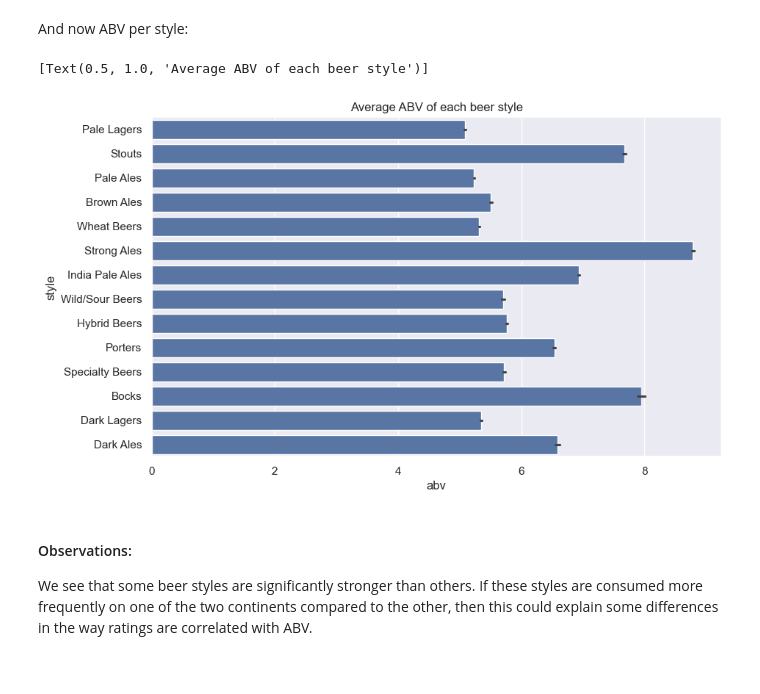
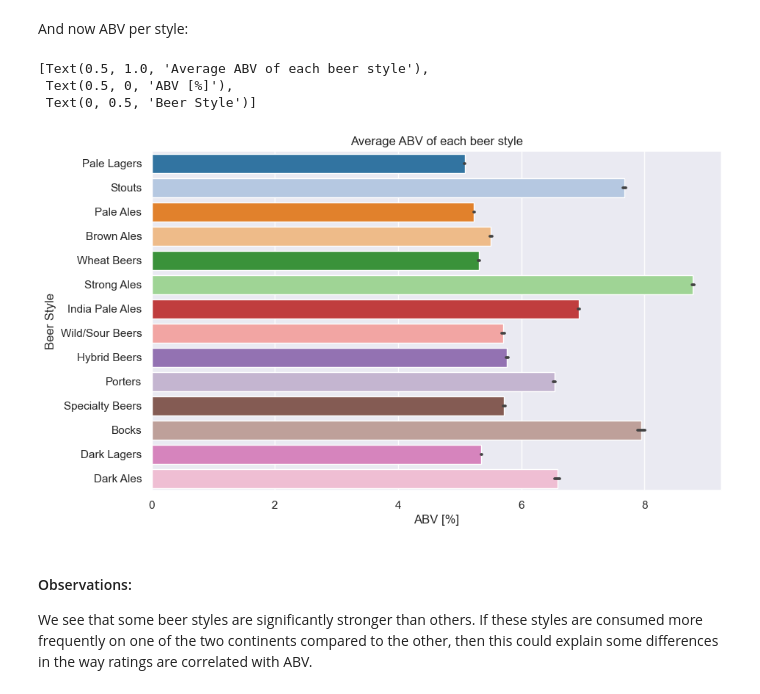
Before and after one commit to epfl-ada/ada-2023-project-welovepandas, a Jupyter notebook: p3_notebook.ipynb, the cells around one changed output. Cells and saved outputs as stored; diff of their text form; code cells hidden in the pictures.

```diff
--- a/p3_notebook.ipynb
+++ b/p3_notebook.ipynb
@@ -491,7 +491,8 @@ We start with a naive and basic analysis.
 # Setting some seaborn parameters
 sns.set_theme()
 hue_order = ['North America', 'Europe']
-hue_order_styles = df["style"].unique()
+hue_order_styles = beers_df["style"].unique()
+palette = sns.color_palette("tab20")
 # %% [markdown]
 #### 4.1 Ratings by ABV
 
@@ -554,13 +555,15 @@ ax.legend(loc='upper right')
 And now ABV per style:
 # %%
 plt.figure(figsize=(10, 6))
-ax = sns.barplot(data=beers_df, x='abv', y='style')
+ax = sns.barplot(data=beers_df, x='abv', y='style', palette=palette)
 ax.set(title='Average ABV of each beer style',
        xlabel='ABV [%]',
        ylabel='Beer Style')
 # %% [output]
-[Text(0.5, 1.0, 'Average ABV of each beer style')]
+[Text(0.5, 1.0, 'Average ABV of each beer style'),
+ Text(0.5, 0, 'ABV [%]'),
+ Text(0, 0.5, 'Beer Style')]
-[figure, old version]
+[figure, new version]
 # %% [markdown]
 #### Observations:
 We see that some beer styles are significantly stronger than others. If these styles are consumed more frequently on one of the two continents compared to the other, then this could explain some differences in the way ratings are correlated with ABV.
```
Also changed, not shown: parts of 49 cells of this notebook.
